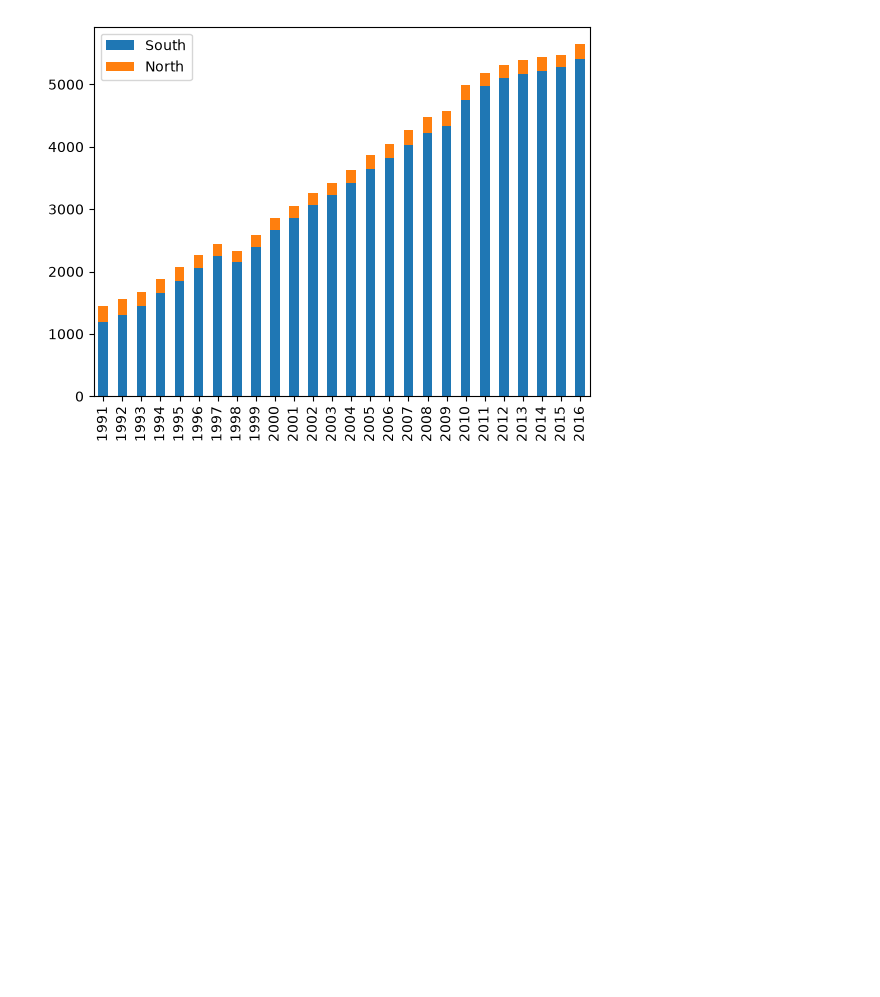
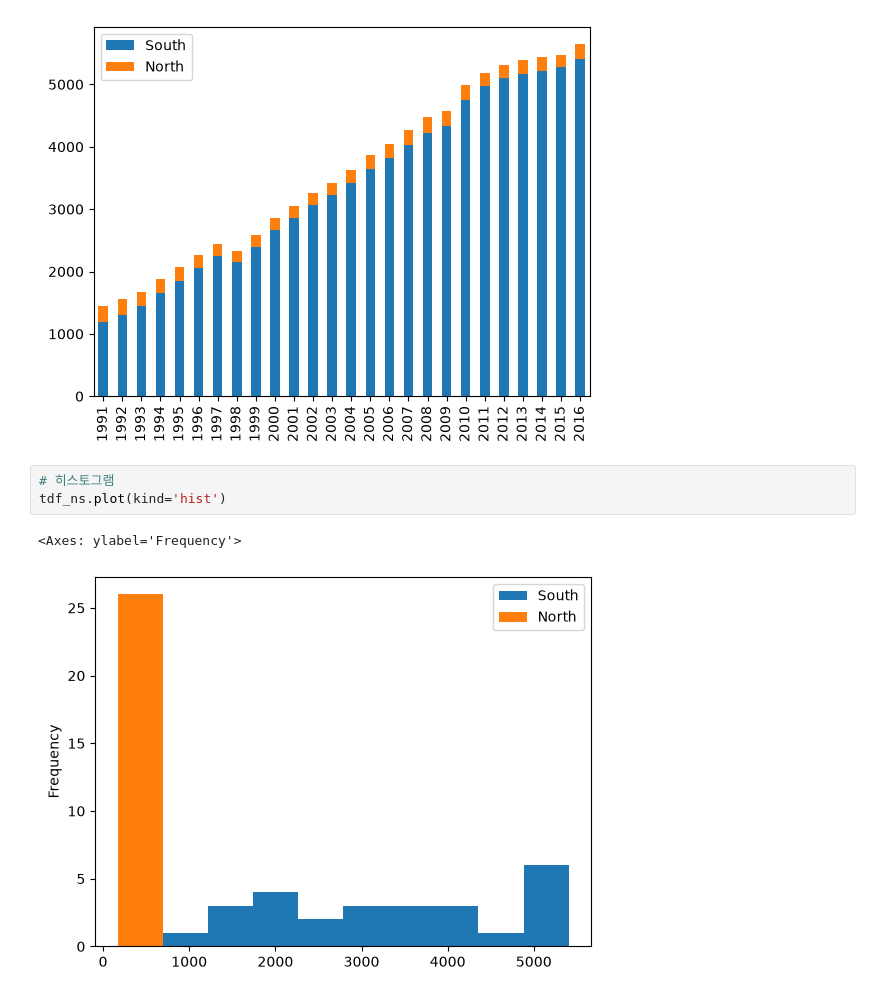
Before and after one commit to ChaeYeongJi/18_data_analytics, a Jupyter notebook: 03_판다스내장그래프도구.ipynb, the cells around one changed output. Drawn from its saved outputs; the diff is of its cells as text; blank space fills up the shorter version.

```diff
--- a/03_판다스내장그래프도구.ipynb
+++ b/03_판다스내장그래프도구.ipynb
@@ -79,3 +79,9 @@ tdf_ns.plot(kind='bar', stacked=True)
 # %% [output]
 <Axes: >
 [figure]
+# %%
+# 히스토그램
+tdf_ns.plot(kind='hist')
+# %% [output]
+<Axes: ylabel='Frequency'>
+[figure, added]
```
Also changed, not shown: parts of 5 cells of this notebook.
